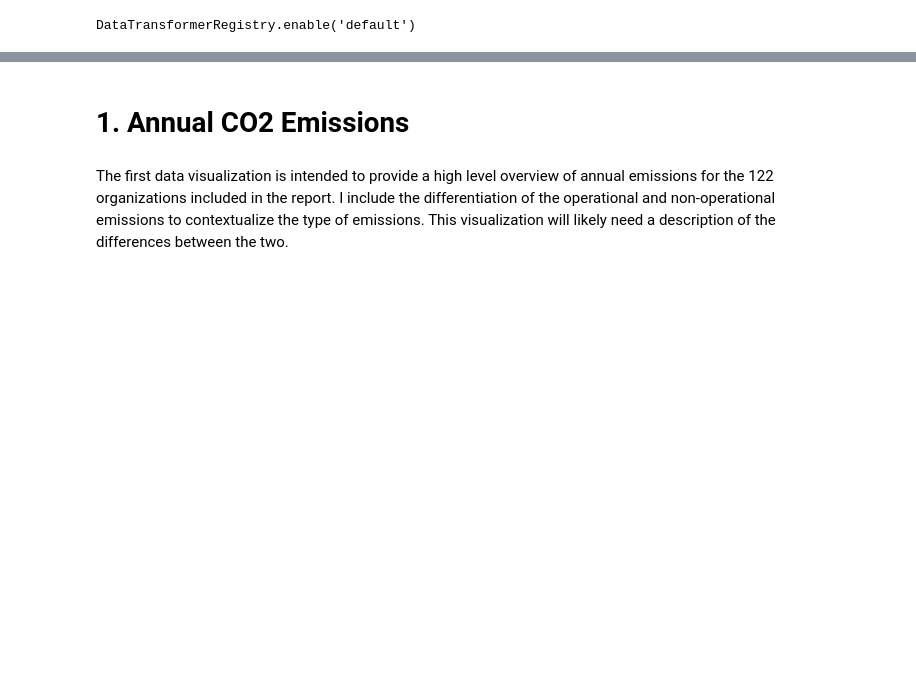
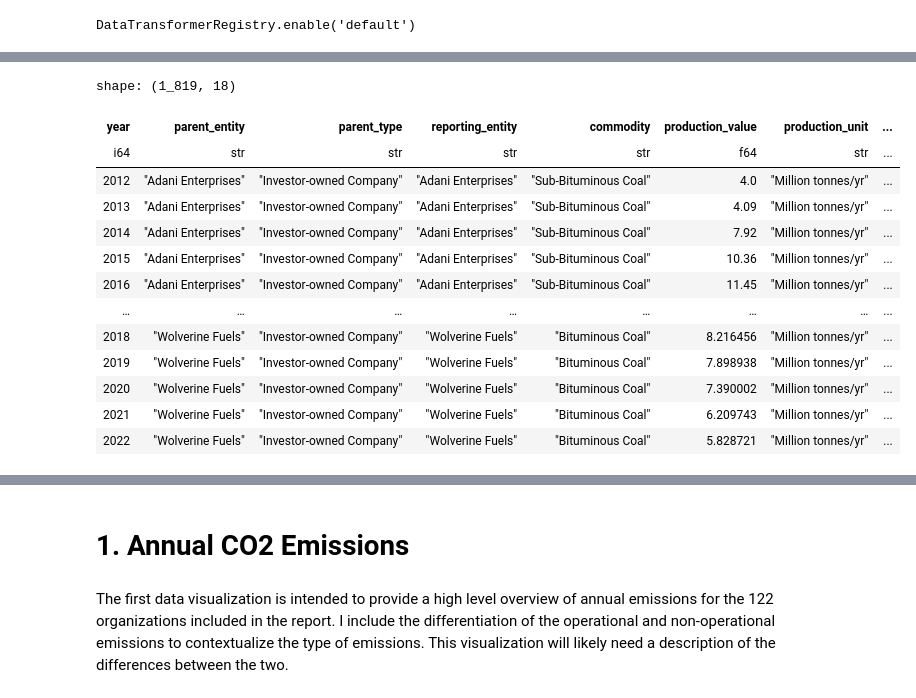
Before and after one commit to Suchitailor/fall-data-viz, a Jupyter notebook: static_draft/static_viz_submission.ipynb, the cells around one changed output, grey strips where cells are left out. Saved outputs shown, nothing was run; the diff lists cells and outputs as text; code cells hidden in the pictures; blank space fills up the shorter version.

```diff
--- a/static_draft/static_viz_submission.ipynb
+++ b/static_draft/static_viz_submission.ipynb
@@ -15,0 +33,30 @@ emissions = emissions.with_columns((pl.col("total_emissions_MtCO2e") - pl.col("t
+# %%
+# aggregate coal emissions
+
+coal_commodities = ['Anthracite Coal',
+                    'Bituminous Coal',
+                    'Lignite Coal',
+                    'Metallurgical Coal',
+                    'Sub-Bituminous Coal',
+                    'Thermal Coal']
+
+coal_aggregate = emissions.with_columns(commodity_clean = pl.col("commodity"
+                            ).replace(coal_commodities, ["Coal"] * 6)
+                                       )
+
+coal_aggregate.filter(pl.col("commodity_clean") == "Coal")
+# %% [output]
+shape: (1_819, 18)
+| year | parent_entity | parent_type | reporting_entity | commodity | production_value | production_unit | ... |
+| i64 | str | str | str | str | f64 | str | ... |
+| 2012 | "Adani Enterprises" | "Investor-owned Company" | "Adani Enterprises" | "Sub-Bituminous Coal" | 4.0 | "Million tonnes/yr" | ... |
+| 2013 | "Adani Enterprises" | "Investor-owned Company" | "Adani Enterprises" | "Sub-Bituminous Coal" | 4.09 | "Million tonnes/yr" | ... |
+| 2014 | "Adani Enterprises" | "Investor-owned Company" | "Adani Enterprises" | "Sub-Bituminous Coal" | 7.92 | "Million tonnes/yr" | ... |
+| 2015 | "Adani Enterprises" | "Investor-owned Company" | "Adani Enterprises" | "Sub-Bituminous Coal" | 10.36 | "Million tonnes/yr" | ... |
+| 2016 | "Adani Enterprises" | "Investor-owned Company" | "Adani Enterprises" | "Sub-Bituminous Coal" | 11.45 | "Million tonnes/yr" | ... |
+| … | … | … | … | … | … | … | ... |
+| 2018 | "Wolverine Fuels" | "Investor-owned Company" | "Wolverine Fuels" | "Bituminous Coal" | 8.216456 | "Million tonnes/yr" | ... |
+| 2019 | "Wolverine Fuels" | "Investor-owned Company" | "Wolverine Fuels" | "Bituminous Coal" | 7.898938 | "Million tonnes/yr" | ... |
+| 2020 | "Wolverine Fuels" | "Investor-owned Company" | "Wolverine Fuels" | "Bituminous Coal" | 7.390002 | "Million tonnes/yr" | ... |
+| 2021 | "Wolverine Fuels" | "Investor-owned Company" | "Wolverine Fuels" | "Bituminous Coal" | 6.209743 | "Million tonnes/yr" | ... |
+| 2022 | "Wolverine Fuels" | "Investor-owned Company" | "Wolverine Fuels" | "Bituminous Coal" | 5.828721 | "Million tonnes/yr" | ... |
```
Also changed, not shown: parts of 14 cells of this notebook, 10 other files.
